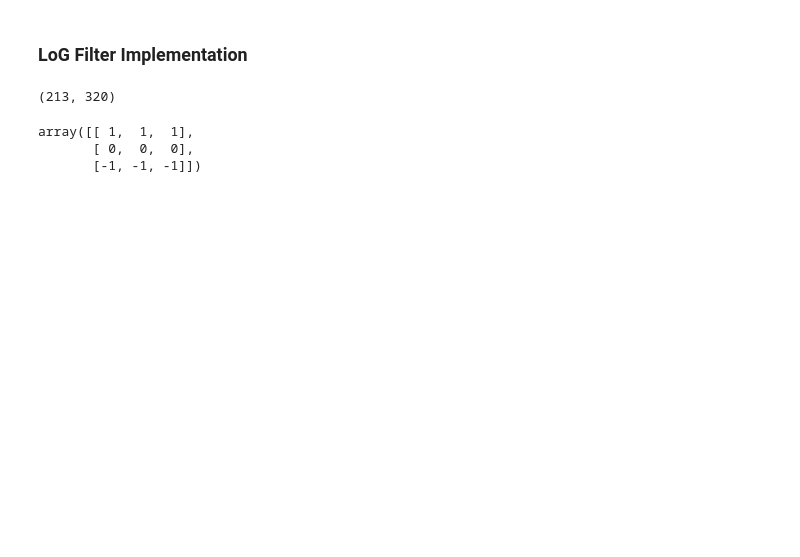
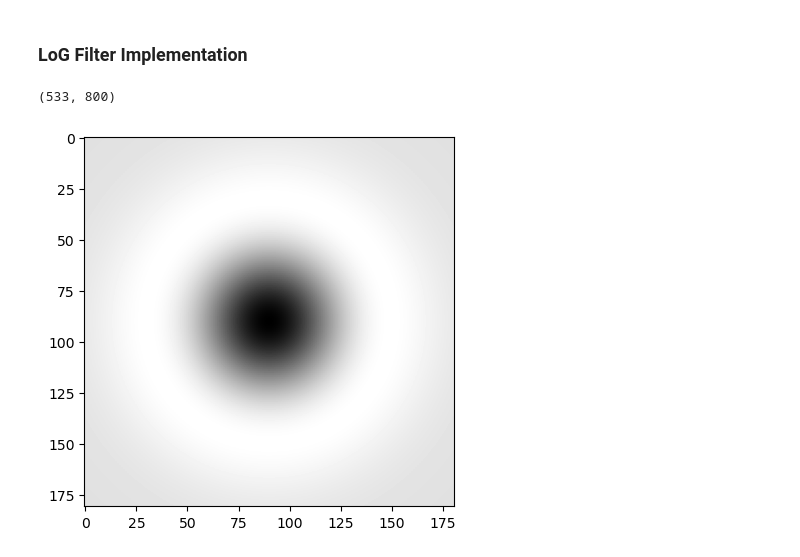
Before and after one commit to davideamadei/ISPR-Midterms, a Jupyter notebook: Midterm1/Assignment.ipynb, the cells around one changed output. Drawn from its saved outputs; the diff is of its cells as text; code cells hidden in the pictures; blank space fills up the shorter version.

```diff
--- a/Midterm1/Assignment.ipynb
+++ b/Midterm1/Assignment.ipynb
@@ -22,5 +37,2 @@ def img_filter_convolution(image, filter):
 # %% [markdown]
 ### LoG Filter Implementation
-# %%
-def LoG(sigma):
-    pass
@@ -27,18 +60,16 @@ def LoG(sigma):
 # %%
-image = cv2.imread("/home/davide/uni/ISPR-Midterms/Midterm1/MSRC_ObjCategImageDatabase_v1/3_23_s.bmp")
+image = cv2.imread("/home/davide/uni/ISPR-Midterms/Midterm1/MSRC_ObjCategImageDatabase_v1/sunflowers.jpg")
 gray = cv2.cvtColor(image, cv2.COLOR_BGR2GRAY)
 gray.shape
 # %% [output]
-(213, 320)
+(533, 800)
-# %%
-filter = np.zeros((3,3), dtype=int)
-filter [0, 0:] = 1
-filter [2, 0:] = -1
-filter
-# %% [output]
-array([[ 1,  1,  1],
-       [ 0,  0,  0],
-       [-1, -1, -1]])
+# %%
+scale = 30
+filter = LoG(scale)
+plt.imshow(filter, cmap="gray")
+plt.show()
+# %% [output]
+[figure, added]
 # %%
 output = img_filter_convolution(gray, filter)
 output.shape
```
Also changed, not shown: parts of 10 cells of this notebook.
